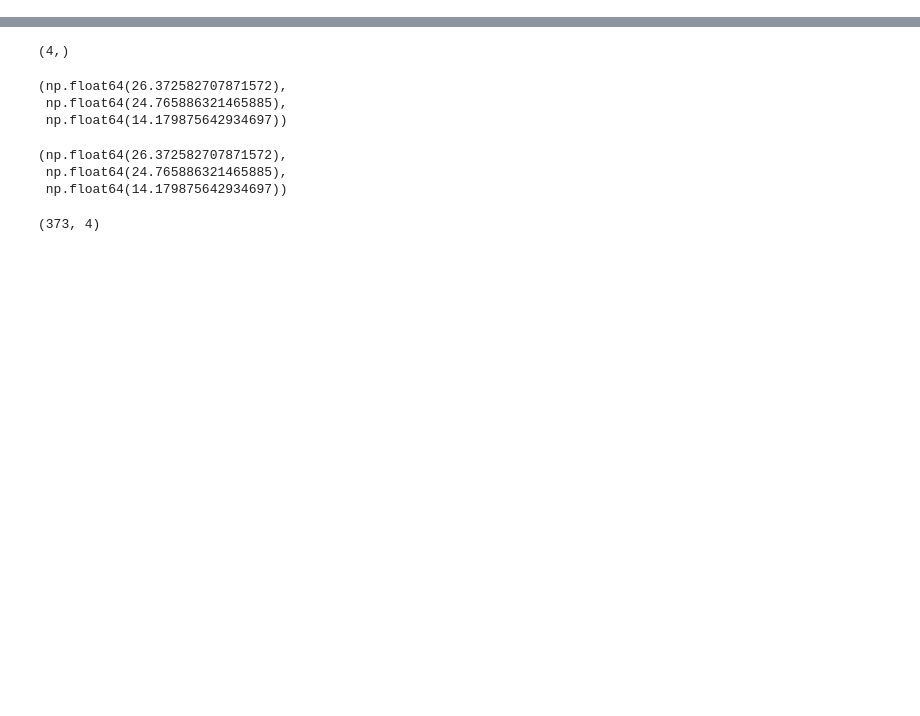
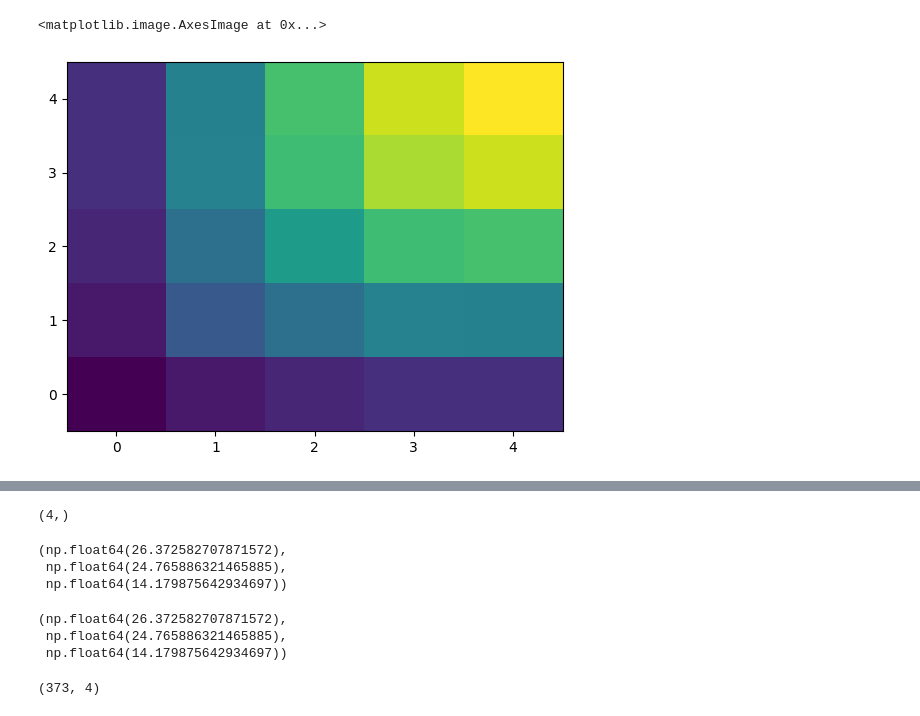
Before and after one commit to shivampcosmo/GODMAX, a Jupyter notebook: notebooks/ACTxDES/calculate_ppd.ipynb, the cells around one changed output, grey strips where cells are left out. Drawn from its saved outputs; the diff is of its cells as text; code cells hidden in the pictures; blank space fills up the shorter version.

```diff
--- a/notebooks/ACTxDES/calculate_ppd.ipynb
+++ b/notebooks/ACTxDES/calculate_ppd.ipynb
@@ -120,3 +202,11 @@ pksup_flamingo_sel = pksup_flamingo_interp(kval_sel)
+# %%
+# diff_mean3
+# np.matmul(diff_mean3, np.matmul(np.linalg.inv(np.diag(np.diag(diff_cov3))), diff_mean3.T))
+pl.figure()
+pl.imshow(diff_cov3, origin='lower', aspect='auto')
+# %% [output]
+<matplotlib.image.AxesImage at 0x...>
+[figure, added]
 # %%
 Pmm_ratio_all_samp_sel_mean = np.mean(Pmm_ratio_all_samp_sel, axis=0)
 Pmm_ratio_all_samp_sel_cov = np.cov(Pmm_ratio_all_samp_sel.T)
```
Also changed, not shown: parts of 27 cells of this notebook, 33 other files.
